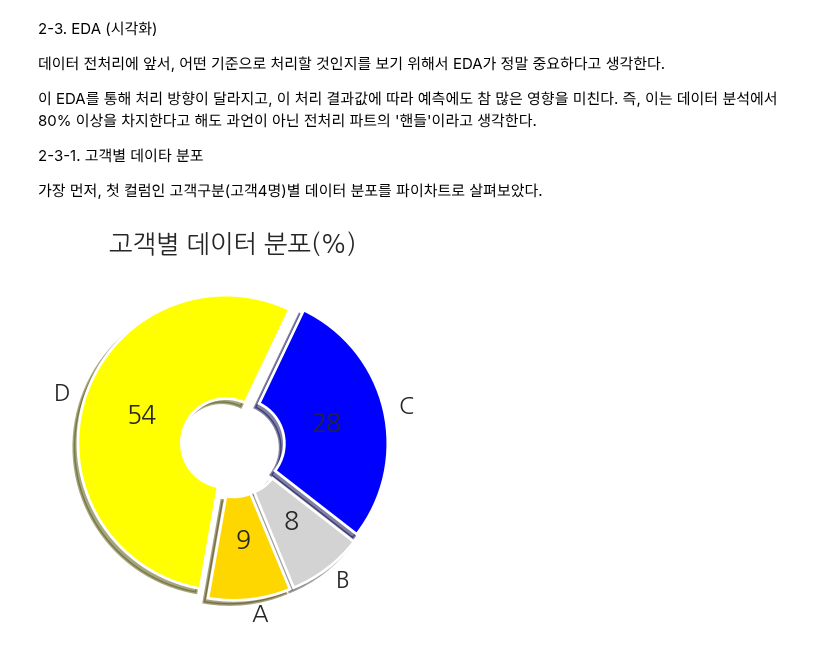
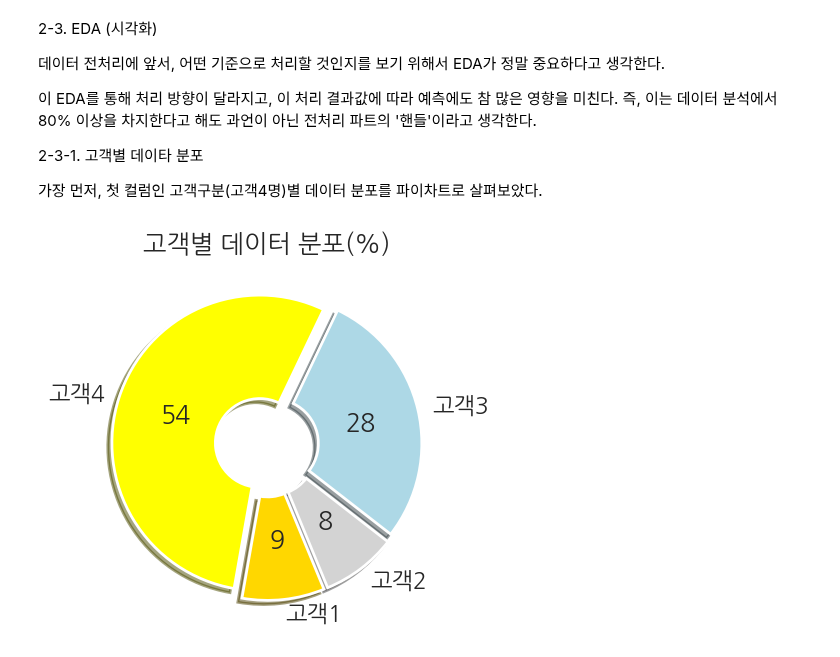
Before and after one commit to arkwith7/aSSIST_ML, a Jupyter notebook: 박형식_데이터_분석과제.ipynb, the cells around one changed output. Saved outputs shown, nothing was run; the diff lists cells and outputs as text; code cells hidden in the pictures.

```diff
--- a/박형식_데이터_분석과제.ipynb
+++ b/박형식_데이터_분석과제.ipynb
@@ -110,19 +110,19 @@ max    2.020113e+07    20.000000
 # %%
 # 고객별 분포
 
 target = df['고객구분']
 
 
 ratio = [target.value_counts()['A'], target.value_counts()['B'], target.value_counts()['C'], target.value_counts()['D']]
 labels = target.unique().tolist()
-
+labels = ['고객1','고객2','고객3','고객4']
 explode = [0.05, 0.05, 0.05, 0.05]
-colors = ['gold', 'lightgray',  'blue', 'yellow']
+colors = ['gold', 'lightgray',  'lightblue', 'yellow']
 wedgeprops={'width': 0.7, 'edgecolor': 'w', 'linewidth': 2}
 
 plt.pie(ratio, labels=labels, explode=explode,
         shadow=True, colors=colors, startangle=260, autopct='%.f',
         wedgeprops=wedgeprops);
 plt.title("고객별 데이터 분포(%)");
 # %% [output]
-[figure, old version]
+[figure, new version]
```
Also changed, not shown: parts of 2 cells of this notebook.
